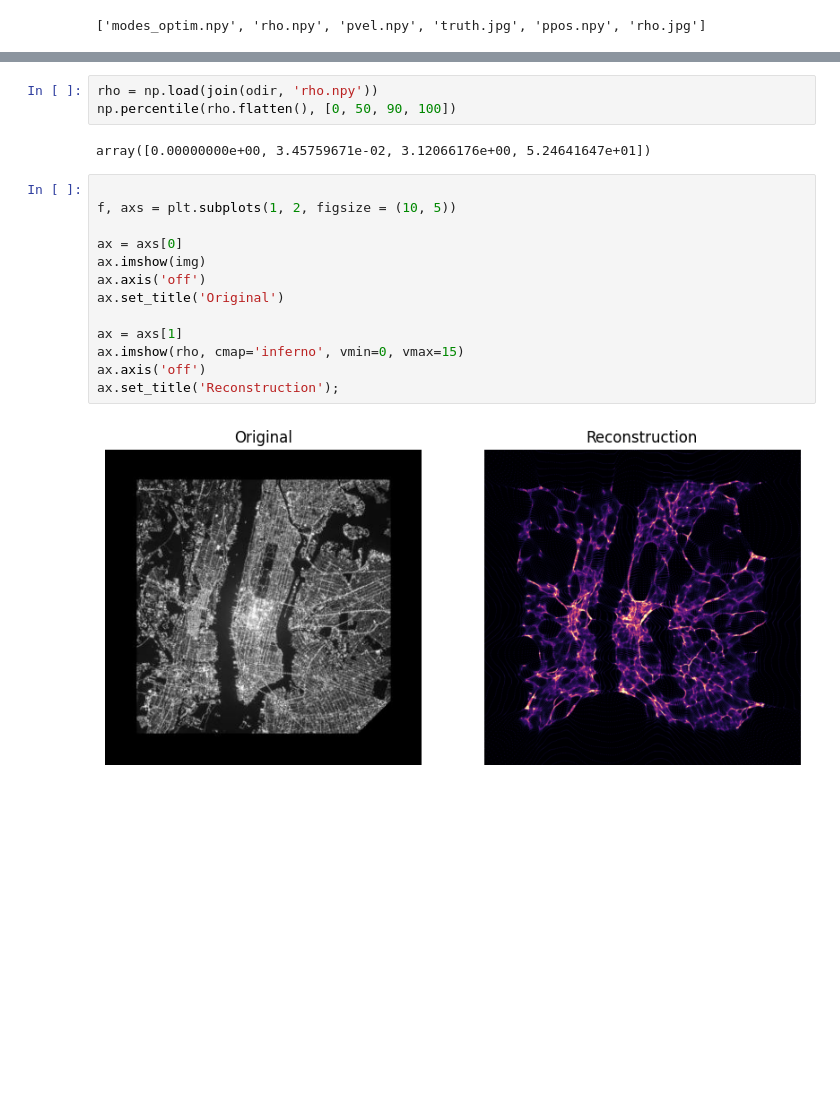
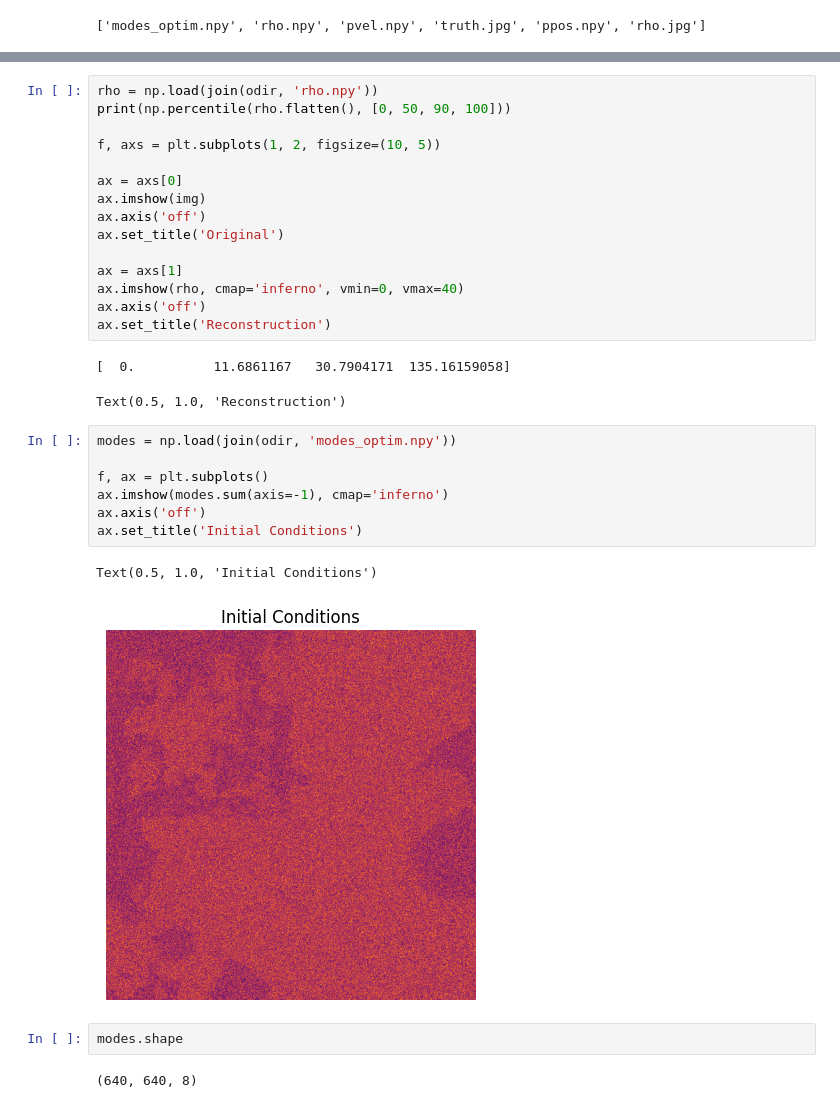
Before and after one commit to maho3/borgnyc, a Jupyter notebook: check_outputs.ipynb, the cells around one changed output, grey strips where cells are left out. Drawn from its saved outputs; the diff is of its cells as text; blank space fills up the shorter version.

```diff
--- a/check_outputs.ipynb
+++ b/check_outputs.ipynb
@@ -42,11 +39,8 @@ plt.show()
-# %%
-rho = np.load(join(odir, 'rho.npy'))
-np.percentile(rho.flatten(), [0, 50, 90, 100])
-# %% [output]
-array([0.00000000e+00, 3.45759671e-02, 3.12066176e+00, 5.24641647e+01])
 # %%
+rho = np.load(join(odir, 'rho.npy'))
+print(np.percentile(rho.flatten(), [0, 50, 90, 100]))
 
-f, axs = plt.subplots(1, 2, figsize = (10, 5))
+f, axs = plt.subplots(1, 2, figsize=(10, 5))
 
 ax = axs[0]
 ax.imshow(img)
@@ -54,8 +48,23 @@ ax.axis('off')
 ax.set_title('Original')
 
 ax = axs[1]
-ax.imshow(rho, cmap='inferno', vmin=0, vmax=15)
+ax.imshow(rho, cmap='inferno', vmin=0, vmax=40)
 ax.axis('off')
-ax.set_title('Reconstruction');
+ax.set_title('Reconstruction')
 # %% [output]
-[figure, removed]
+[  0.          11.6861167   30.7904171  135.16159058]
+Text(0.5, 1.0, 'Reconstruction')
+# %%
+modes = np.load(join(odir, 'modes_optim.npy'))
+
+f, ax = plt.subplots()
+ax.imshow(modes.sum(axis=-1), cmap='inferno')
+ax.axis('off')
+ax.set_title('Initial Conditions')
+# %% [output]
+Text(0.5, 1.0, 'Initial Conditions')
+[figure, added]
+# %%
+modes.shape
+# %% [output]
+(640, 640, 8)
```
Also changed, not shown: parts of 2 cells of this notebook, 1 other file.
